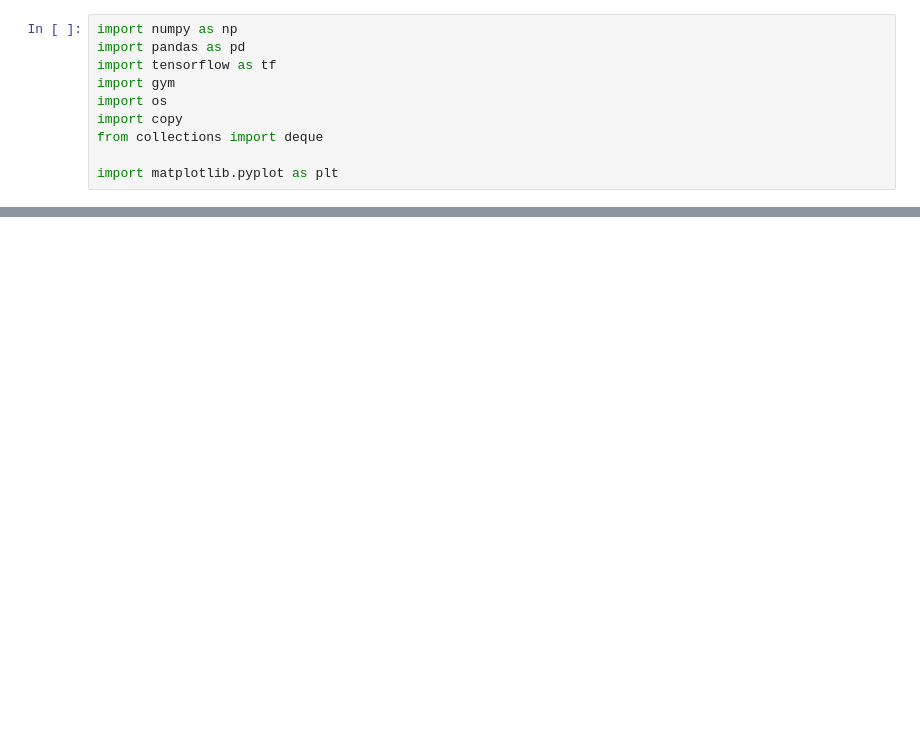
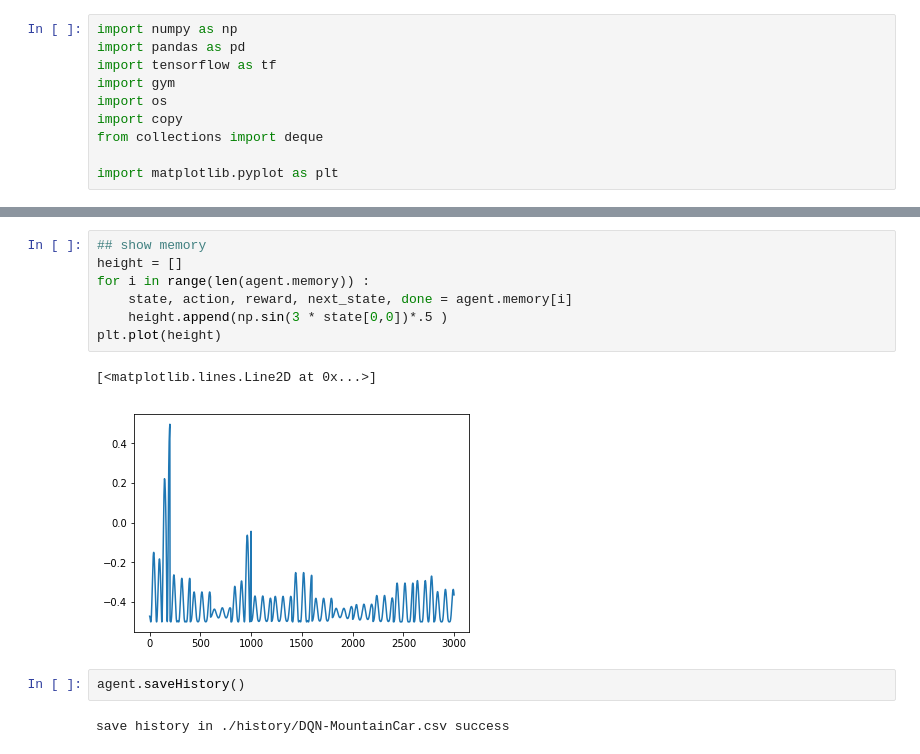
Before and after one commit to severinzhong/ML-study, a Jupyter notebook: DQN.ipynb, the cells around one changed output, grey strips where cells are left out. Cells and saved outputs as stored; diff of their text form; blank space fills up the shorter version.

```diff
--- a/DQN.ipynb
+++ b/DQN.ipynb
@@ -194,0 +251,14 @@ plt.plot(agent.history["score"])
+# %%
+## show memory
+height = []
+for i in range(len(agent.memory)) :
+    state, action, reward, next_state, done = agent.memory[i]
+    height.append(np.sin(3 * state[0,0])*.5 )
+plt.plot(height)
+# %% [output]
+[<matplotlib.lines.Line2D at 0x...>]
+[figure, added]
+# %%
+agent.saveHistory()
+# %% [output]
+save history in ./history/DQN-MountainCar.csv success
```
Also changed, not shown: parts of 8 cells of this notebook.
